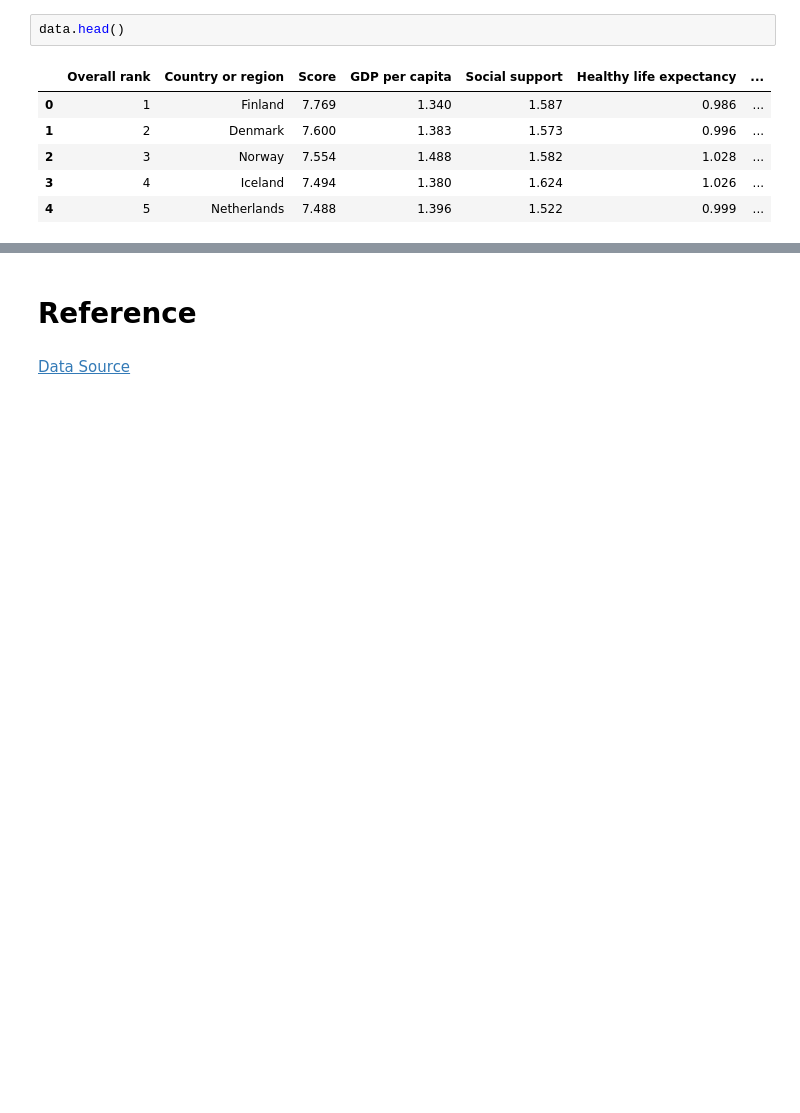
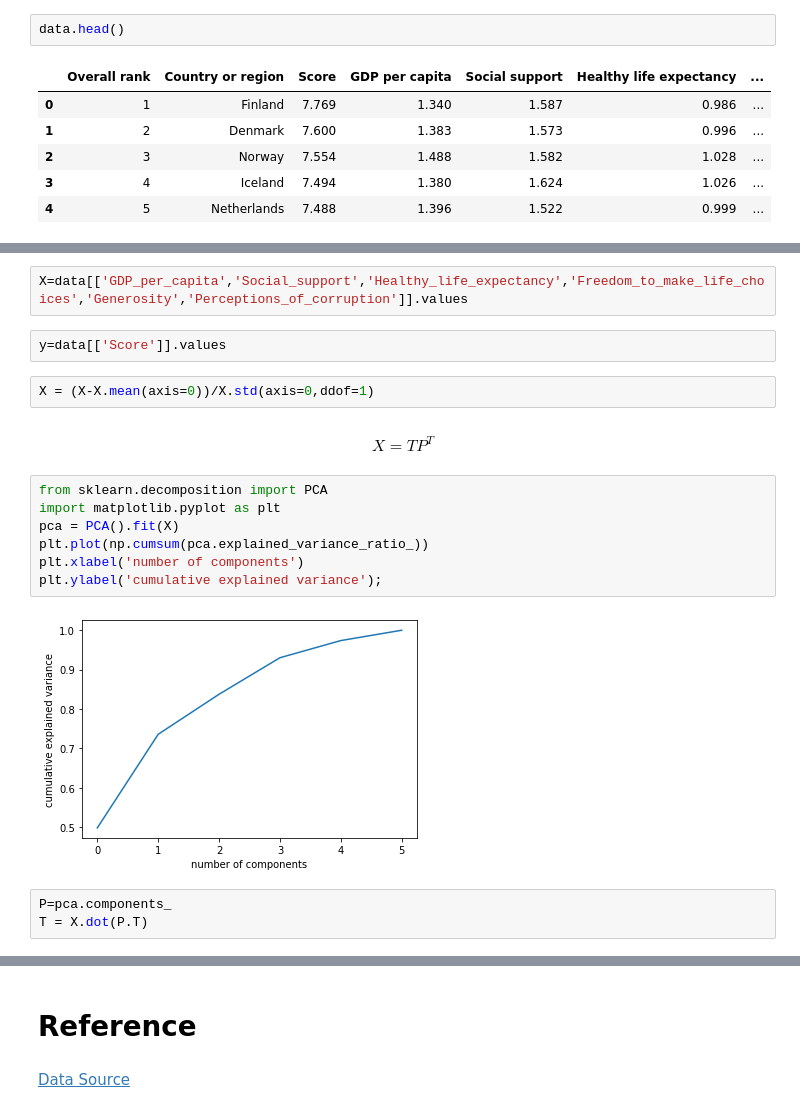
Before and after one commit to fredralm/TTK4260, a Jupyter notebook: L2/HappinessIndex.ipynb, the cells around one changed output, grey strips where cells are left out. Cells and saved outputs as stored; diff of their text form; blank space fills up the shorter version.

```diff
--- a/L2/HappinessIndex.ipynb
+++ b/L2/HappinessIndex.ipynb
@@ -20,0 +39,20 @@ data.head()
+# %%
+X=data[['GDP_per_capita','Social_support','Healthy_life_expectancy','Freedom_to_make_life_choices','Generosity','Perceptions_of_corruption']].values
+# %%
+y=data[['Score']].values
+# %%
+X = (X-X.mean(axis=0))/X.std(axis=0,ddof=1)
+# %% [markdown]
+$$X=TP^T$$
+# %%
+from sklearn.decomposition import PCA
+import matplotlib.pyplot as plt
+pca = PCA().fit(X)
+plt.plot(np.cumsum(pca.explained_variance_ratio_))
+plt.xlabel('number of components')
+plt.ylabel('cumulative explained variance');
+# %% [output]
+[figure, added]
+# %%
+P=pca.components_
+T = X.dot(P.T)
```
Also changed, not shown: parts of 8 cells of this notebook, 2 other files.
